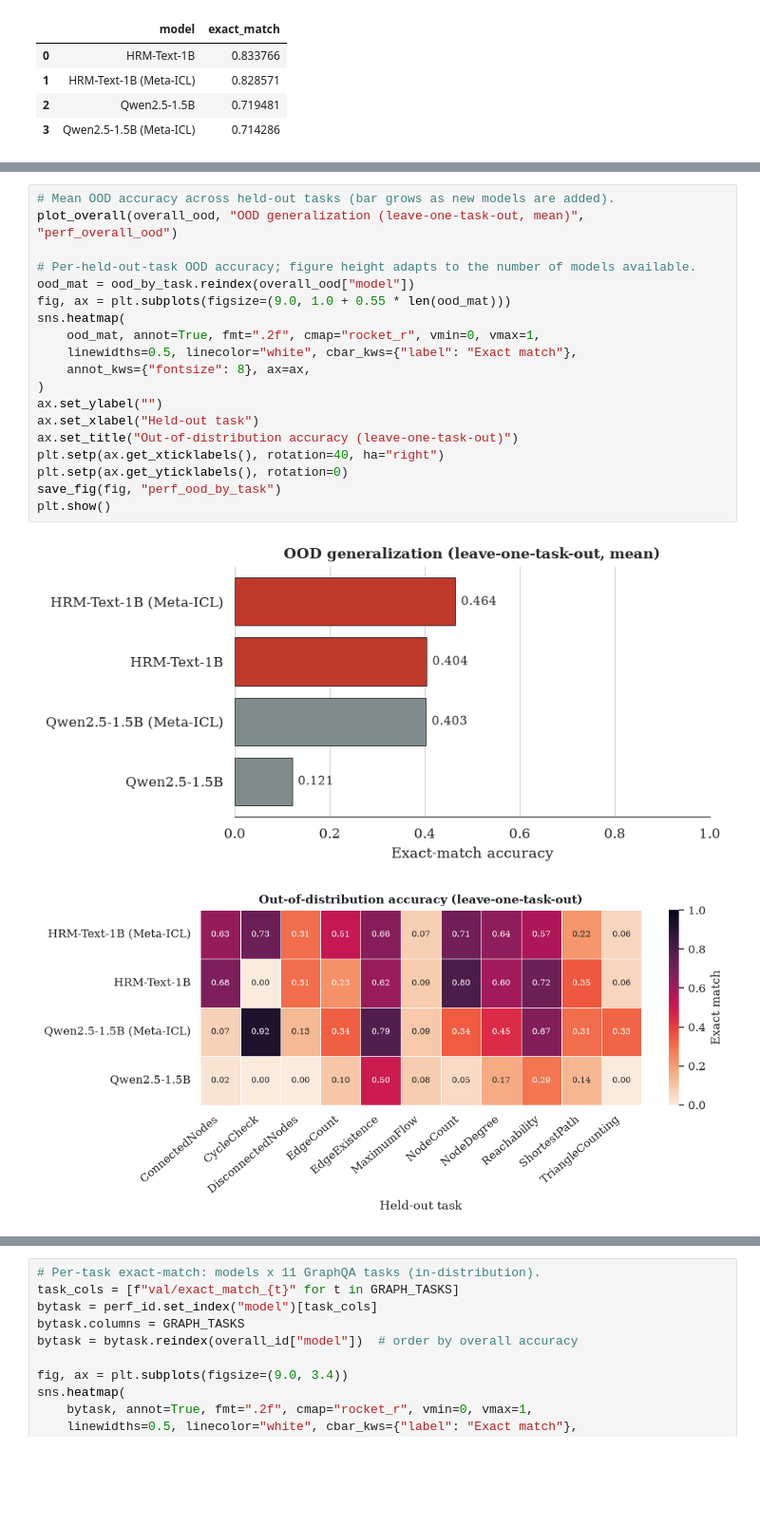
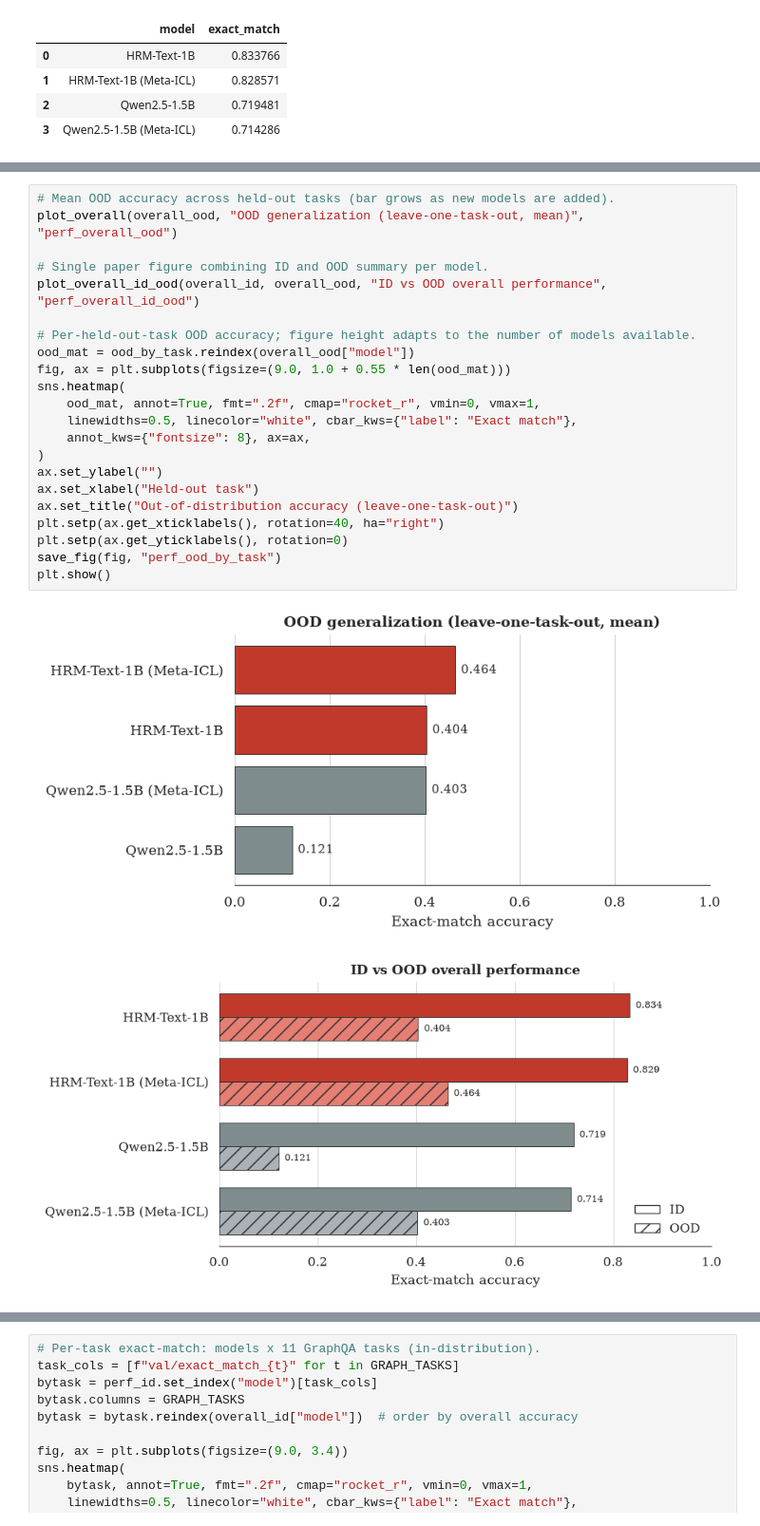
Before and after one commit to MariusAAROS/HRM-Text-for-Graphs, a Jupyter notebook: report/paper_results.ipynb, the cells around one changed output, grey strips where cells are left out. Shown at 95% size. Drawn from its saved outputs; the diff is of its cells as text; blank space fills up the shorter version.

Commit message:
new summary barplot with id and ood in one place

```diff
--- a/report/paper_results.ipynb
+++ b/report/paper_results.ipynb
@@ -170,22 +234,25 @@ plot_overall(overall_id, "In-distribution GraphQA performance", "perf_overall_id
 # %%
 # Mean OOD accuracy across held-out tasks (bar grows as new models are added).
 plot_overall(overall_ood, "OOD generalization (leave-one-task-out, mean)", "perf_overall_ood")
+
+# Single paper figure combining ID and OOD summary per model.
+plot_overall_id_ood(overall_id, overall_ood, "ID vs OOD overall performance", "perf_overall_id_ood")
 
 # Per-held-out-task OOD accuracy; figure height adapts to the number of models available.
 ood_mat = ood_by_task.reindex(overall_ood["model"])
 fig, ax = plt.subplots(figsize=(9.0, 1.0 + 0.55 * len(ood_mat)))
 sns.heatmap(
     ood_mat, annot=True, fmt=".2f", cmap="rocket_r", vmin=0, vmax=1,
     linewidths=0.5, linecolor="white", cbar_kws={"label": "Exact match"},
     annot_kws={"fontsize": 8}, ax=ax,
 )
 ax.set_ylabel("")
 ax.set_xlabel("Held-out task")
 ax.set_title("Out-of-distribution accuracy (leave-one-task-out)")
 plt.setp(ax.get_xticklabels(), rotation=40, ha="right")
 plt.setp(ax.get_yticklabels(), rotation=0)
 save_fig(fig, "perf_ood_by_task")
 plt.show()
 # %% [output]
 [figure]
-[figure, old version]
+[figure, new version]
```
Also changed, not shown: parts of 2 cells of this notebook, 5 other files.
